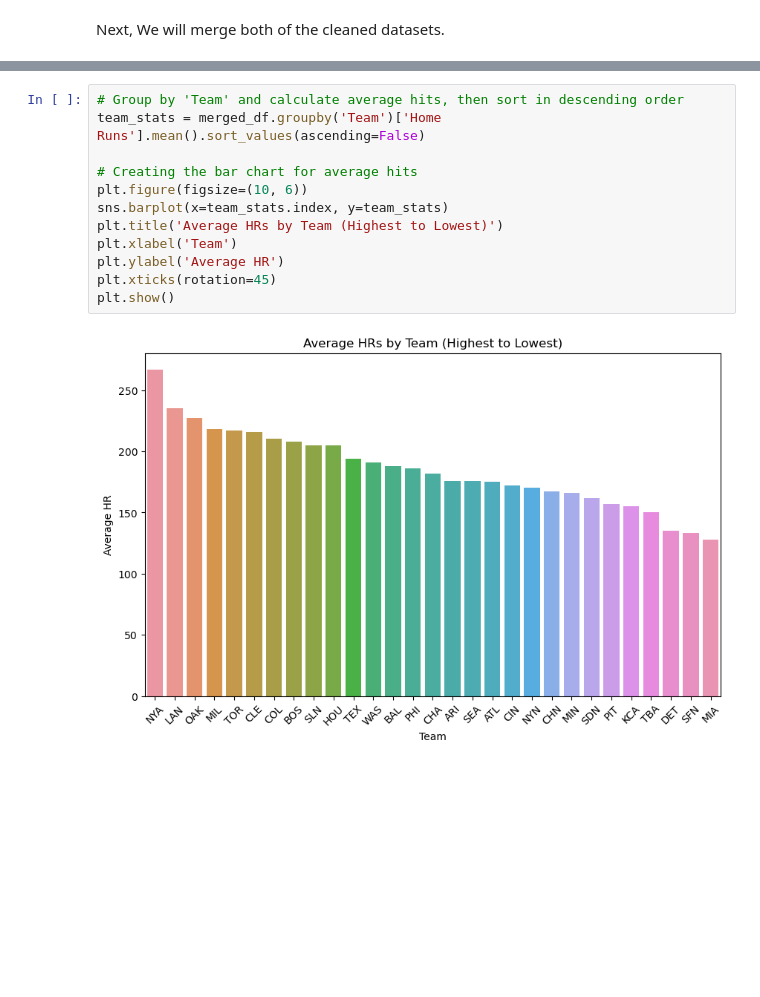
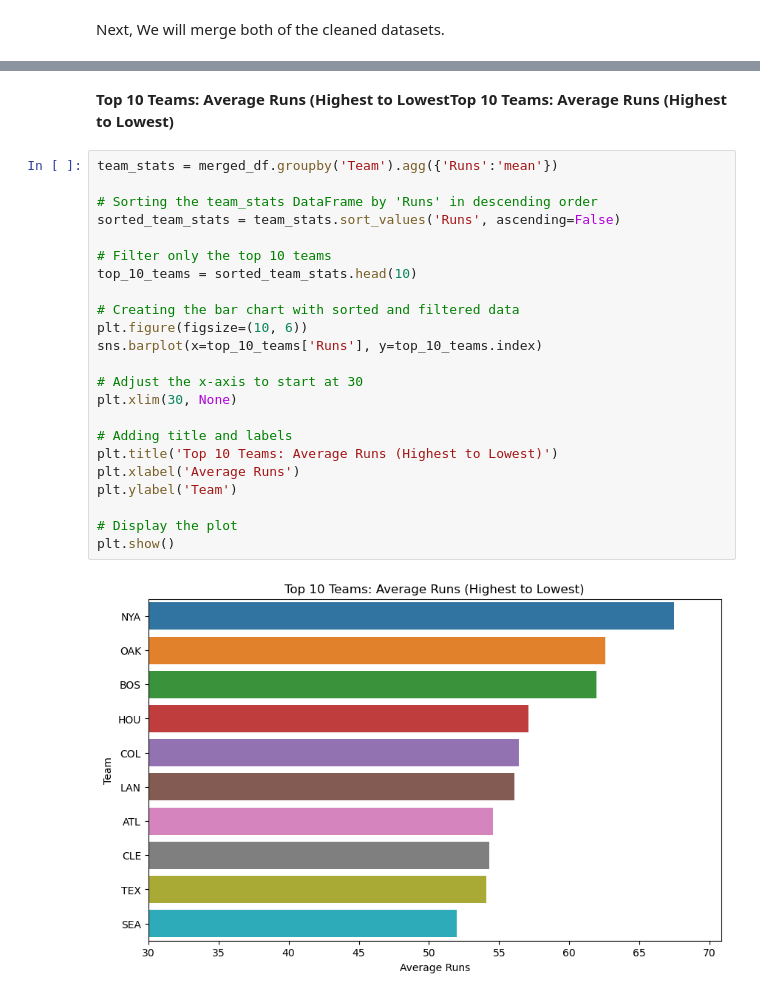
Before and after one commit to JMNAJE/data_analysis_capstone, a Jupyter notebook: data_analysis_capstone_df.ipynb, the cells around one changed output, grey strips where cells are left out. Cells and saved outputs as stored; diff of their text form; blank space fills up the shorter version.

```diff
--- a/data_analysis_capstone_df.ipynb
+++ b/data_analysis_capstone_df.ipynb
@@ -717,14 +625,27 @@ plt.show()
-# %%
-# Group by 'Team' and calculate average hits, then sort in descending order
-team_stats = merged_df.groupby('Team')['Home Runs'].mean().sort_values(ascending=False)
-
-# Creating the bar chart for average hits
-plt.figure(figsize=(10, 6))
-sns.barplot(x=team_stats.index, y=team_stats)
-plt.title('Average HRs by Team (Highest to Lowest)')
-plt.xlabel('Team')
-plt.ylabel('Average HR')
-plt.xticks(rotation=45)
-plt.show()
-# %% [output]
-[figure, removed]
+# %% [markdown]
+<b>Top 10 Teams: Average Runs (Highest to LowestTop 10 Teams: Average Runs (Highest to Lowest)<b>
+# %%
+team_stats = merged_df.groupby('Team').agg({'Runs':'mean'})
+
+# Sorting the team_stats DataFrame by 'Runs' in descending order
+sorted_team_stats = team_stats.sort_values('Runs', ascending=False)
+
+# Filter only the top 10 teams
+top_10_teams = sorted_team_stats.head(10)
+
+# Creating the bar chart with sorted and filtered data
+plt.figure(figsize=(10, 6))
+sns.barplot(x=top_10_teams['Runs'], y=top_10_teams.index)
+
+# Adjust the x-axis to start at 30
+plt.xlim(30, None)
+
+# Adding title and labels
+plt.title('Top 10 Teams: Average Runs (Highest to Lowest)')
+plt.xlabel('Average Runs')
+plt.ylabel('Team')
+
+# Display the plot
+plt.show()
+# %% [output]
+[figure, added]
```
Also changed, not shown: parts of 94 cells of this notebook, 2 other files.
